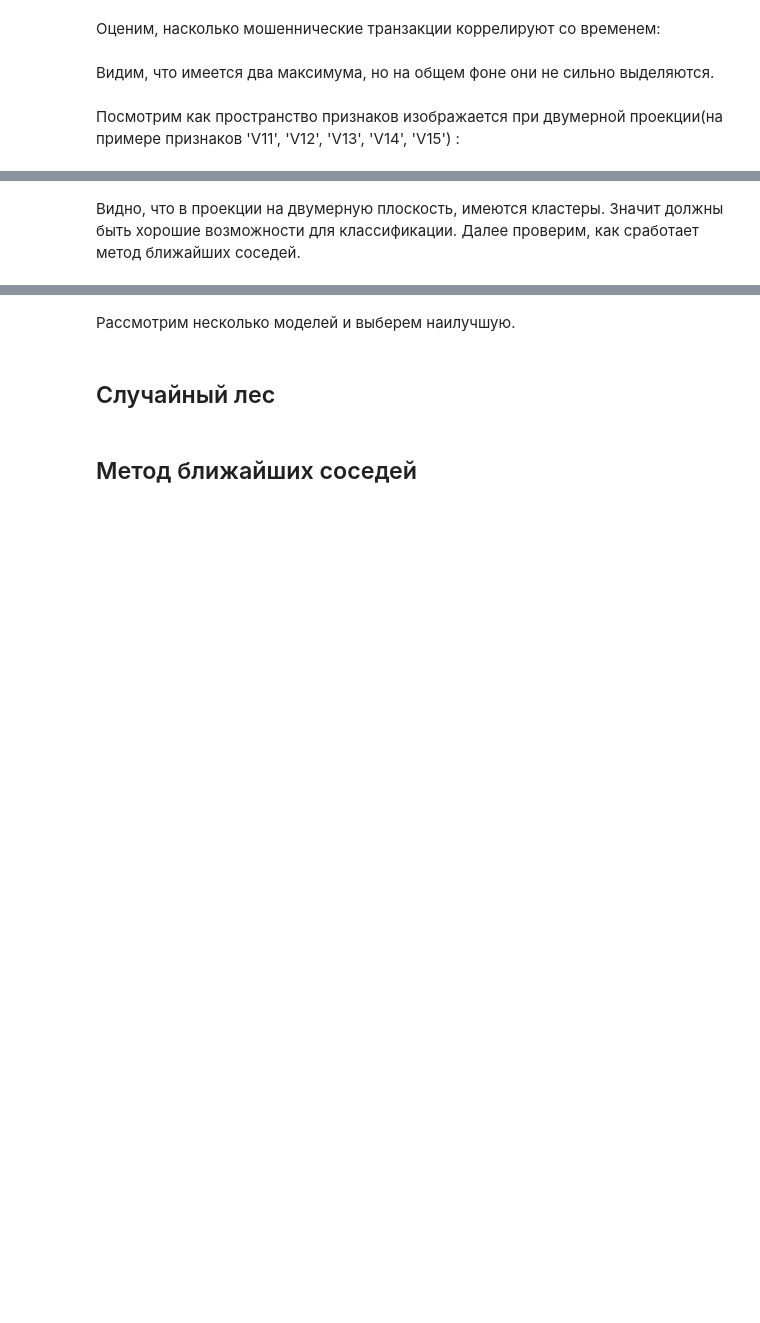
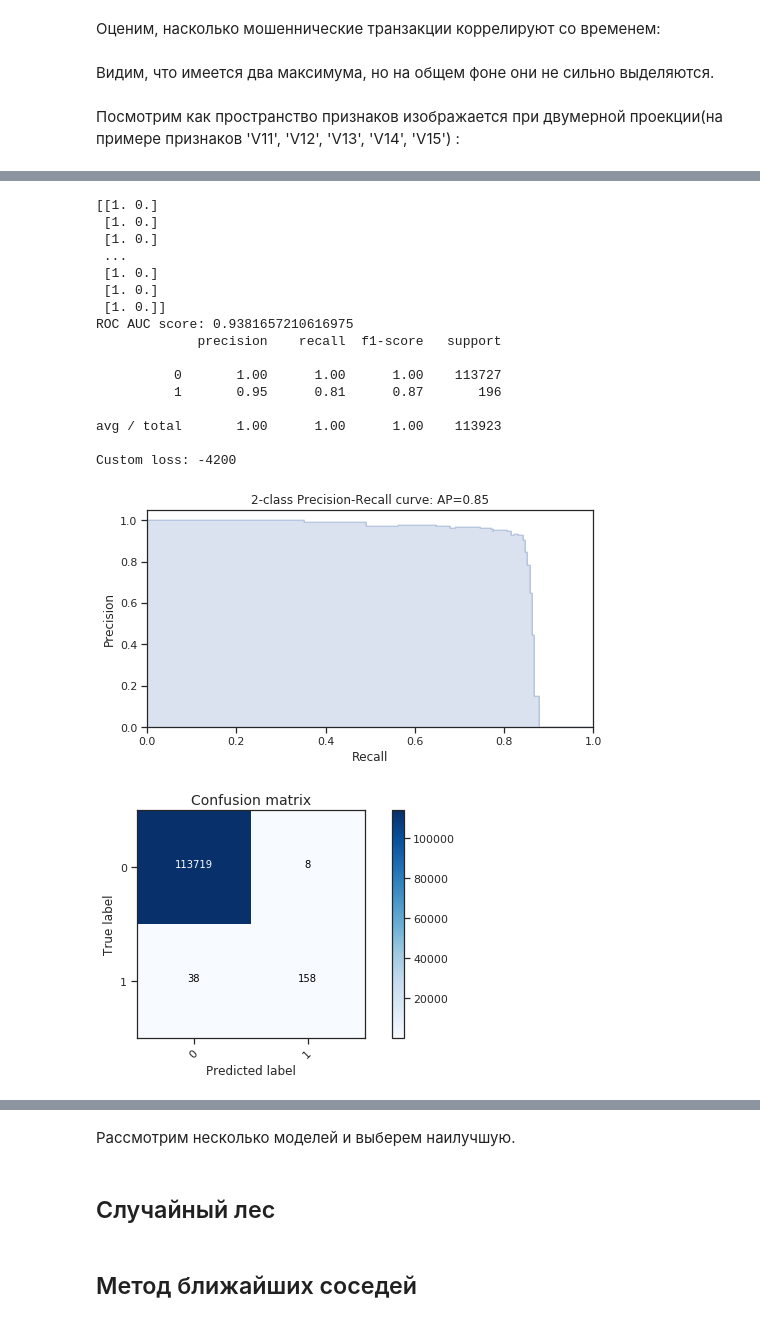
Before and after one commit to Ilyua/bizone_antifraud_task, a Jupyter notebook: credit_cards.ipynb, the cells around one changed output, grey strips where cells are left out. Saved outputs shown, nothing was run; the diff lists cells and outputs as text; code cells hidden in the pictures; blank space fills up the shorter version.

```diff
--- a/credit_cards.ipynb
+++ b/credit_cards.ipynb
@@ -128,18 +125,3 @@ def create_balanced_data_from_initial(data):
 X_train, X_test, y_train, y_test = train_test_split(df.drop(['Class'],axis=1),df['Class'], test_size=0.4)
 # %%
 skf = StratifiedKFold(n_splits=2, shuffle=True, random_state=r_state)
-# %%
-def my_custom_loss_func(y, y_pred,penalty_2=100,X=X_train):
-    conf_matrix = confusion_matrix(y, y_pred)
-    error_1 = 0
-    error_2 = conf_matrix[0][1]*penalty_2
-    buf = np.array([])
-    for i,j in zip(y,y_pred):
-        if (i==1 and j==0):
-            buf = np.append(buf,[1])
-        else:
-            buf = np.append(buf,[0])
-
-    return  np.multiply(X['Amount'],buf).sum()+error_2
-
-my_scorer = make_scorer(my_custom_loss_func, greater_is_better=False)
@@ -150,3 +128,12 @@ my_custom_loss_func(y_train, gcv.predict(X_train),penalty_2=100,X=X_train)
+# %%
+# Нет возможности оптимально обратиться к датасету из функции оценки
+def my_custom_loss_func(y, y_pred,penalty_1,penalty_2):
+    conf_matrix = confusion_matrix(y, y_pred)
+    error_1 = conf_matrix[1][0]*penalty_1
+    error_2 = conf_matrix[0][1]*penalty_2
+    return error_1+error_2
+
+my_scorer = make_scorer(my_custom_loss_func, greater_is_better=False,penalty_1=100,penalty_2=50)
 # %%
 def plot_precision_recall_curve(y_test, y_score):
     average_precision = average_precision_score(y_test, y_score)
@@ -163,14 +159,23 @@ def plot_precision_recall_curve(y_test, y_score):
+# %%
+# Оценка модели на указанных датасетах
+def estimate_model(clf, X_test, y_test):
+    print(clf.predict_proba(X_test))
+    print("ROC AUC score: {} ".format(roc_auc_score(y_test,clf.predict_proba(X_test)[:,1])))
+    print(classification_report(y_test,clf.predict(X_test)))
+    print('Custom loss: {}'.format(my_scorer(clf, X_test, y_test)))
+    plot_precision_recall_curve(y_test, clf.predict_proba(X_test)[:,1])
+    plot_confusion_matrix(confusion_matrix(y_test,clf.predict(X_test)))
 # %%
 %%time
 
-parameters = {"max_depth": [None],
-              "n_estimators":[10],
-              "max_features": [6],
+parameters = {"max_depth": [2,3,5,None],
+              "n_estimators":[10,20,30],
+              "max_features": [6,8,12,],
               'n_jobs':[-1]}
 
 rfc = RandomForestClassifier()
 
-gcv = GridSearchCV(rfc, parameters, n_jobs=1, cv=skf, verbose=2,scoring=my_scorer)
+gcv = GridSearchCV(rfc, parameters, n_jobs=1, cv=skf, verbose=1,scoring=my_scorer)
 
 gcv.fit(X_train,y_train)
 # %% [output]
@@ -201,2 +186,21 @@ my_custom_loss_func(y_test, gcv.predict(X_test))
-# %% [markdown]
-Видно, что в проекции на двумерную плоскость, имеются кластеры. Значит должны быть хорошие возможности для классификации. Далее проверим, как сработает метод ближайших соседей.
+# %%
+estimate_model(gcv,X_test,y_test)
+# %% [output]
+[[1. 0.]
+ [1. 0.]
+ [1. 0.]
+ ...
+ [1. 0.]
+ [1. 0.]
+ [1. 0.]]
+ROC AUC score: 0.9381657210616975
+             precision    recall  f1-score   support
+
+          0       1.00      1.00      1.00    113727
+          1       0.95      0.81      0.87       196
+
+avg / total       1.00      1.00      1.00    113923
+
+Custom loss: -4200
+[figure, added]
+[figure, added]
```
Also changed, not shown: parts of 38 cells of this notebook.
